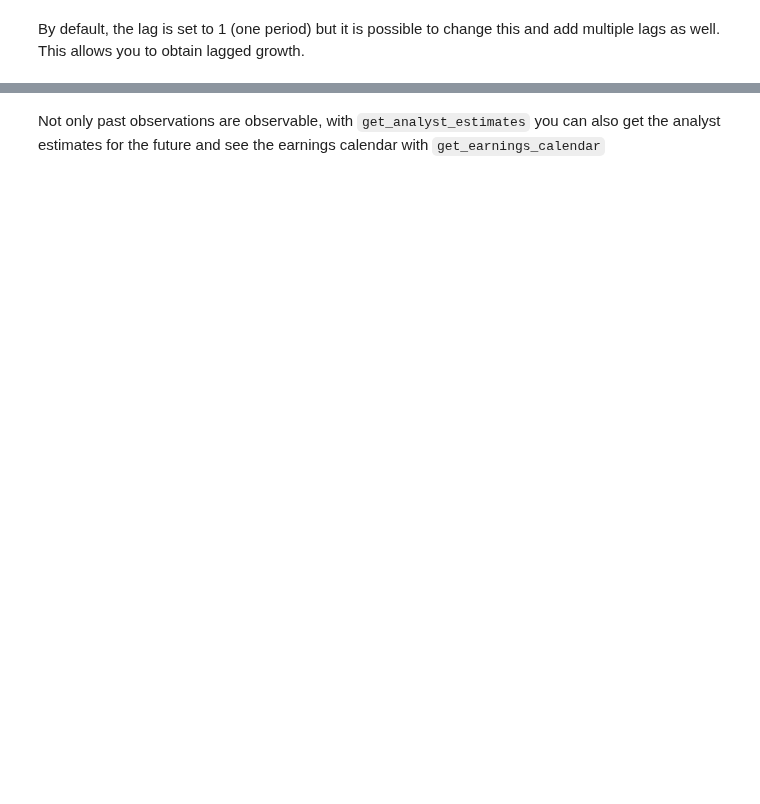
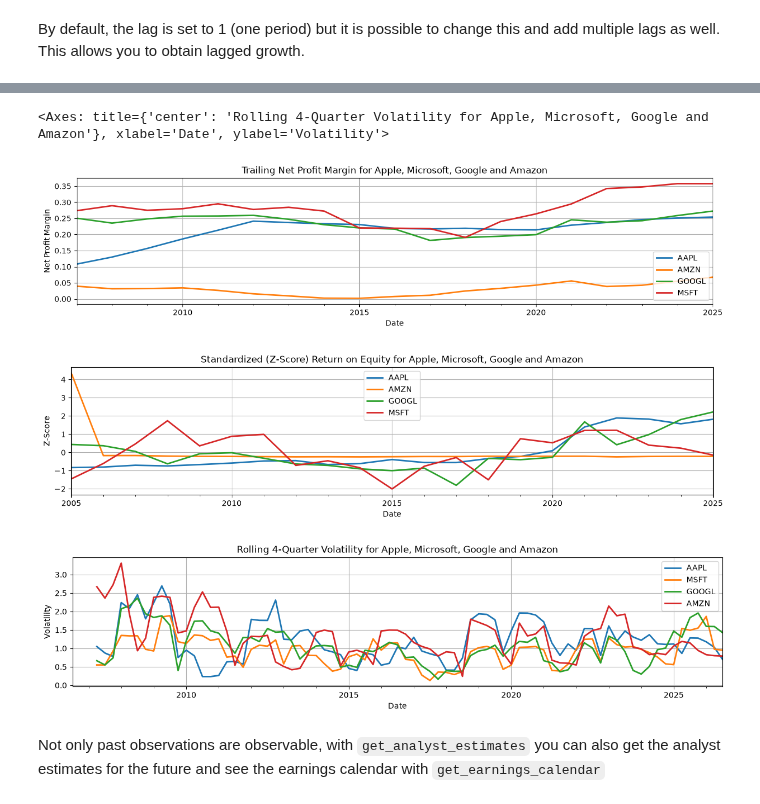
Before and after one commit to JerBouma/jerbouma.github.io, a Jupyter notebook: assets/notebooks/financetoolkit/getting-started.ipynb, the cells around one changed output, grey strips where cells are left out. Saved outputs shown, nothing was run; the diff lists cells and outputs as text; code cells hidden in the pictures; blank space fills up the shorter version.

```diff
--- a/assets/notebooks/financetoolkit/getting-started.ipynb
+++ b/assets/notebooks/financetoolkit/getting-started.ipynb
@@ -298,3 +252,43 @@ display(companies.get_revenue_geographic_segmentation().loc["AAPL"])
+# %%
+# Trailing (Ratios): TTM Net Profit Margin
+companies.ratios.get_net_profit_margin(trailing=4).T.dropna().plot(
+    figsize=(15, 3),
+    title="Trailing Net Profit Margin for Apple, Microsoft, Google and Amazon",
+    grid=True,
+    linestyle="-",
+    linewidth=2,
+    xlabel="Date",
+    ylabel="Net Profit Margin",
+)
+
+# Standardize (Ratios): Return on Equity expressed as a Z-Score
+companies.ratios.get_return_on_equity(standardize=True).T.dropna().plot(
+    figsize=(15, 3),
+    title="Standardized (Z-Score) Return on Equity for Apple, Microsoft, Google and Amazon",
+    grid=True,
+    linestyle="-",
+    linewidth=2,
+    xlabel="Date",
+    ylabel="Z-Score",
+)
+
+# Rolling (Risk): rolling 4-quarter Volatility
+companies.risk.get_volatility(period="quarterly", rolling=4).drop(
+    columns="Benchmark"
+).plot(
+    figsize=(15, 3),
+    title="Rolling 4-Quarter Volatility for Apple, Microsoft, Google and Amazon",
+    grid=True,
+    linestyle="-",
+    linewidth=2,
+    xlabel="Date",
+    ylabel="Volatility",
+)
+# %% [output]
+<Axes: title={'center': 'Rolling 4-Quarter Volatility for Apple, Microsoft, Google and Amazon'}, xlabel='Date', ylabel='Volatility'>
+[figure, added]
+[figure, added]
+[figure, added]
 # %% [markdown]
 Not only past observations are observable, with `get_analyst_estimates` you can also get the analyst estimates for the future and see the earnings calendar with `get_earnings_calendar`
 # %%
```
Also changed, not shown: parts of 44 cells of this notebook, 11 other files.
